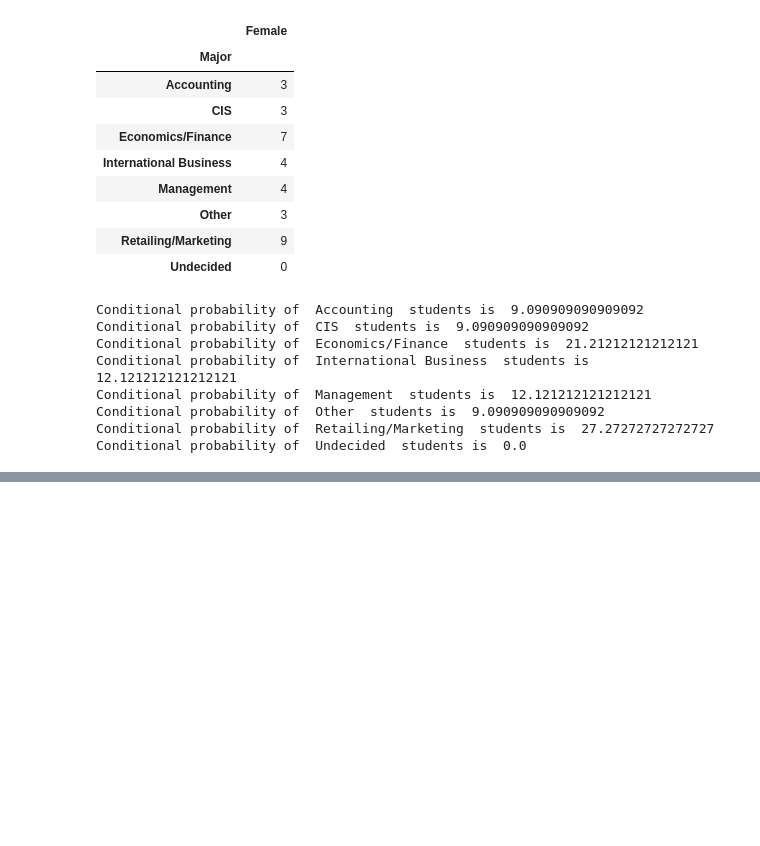
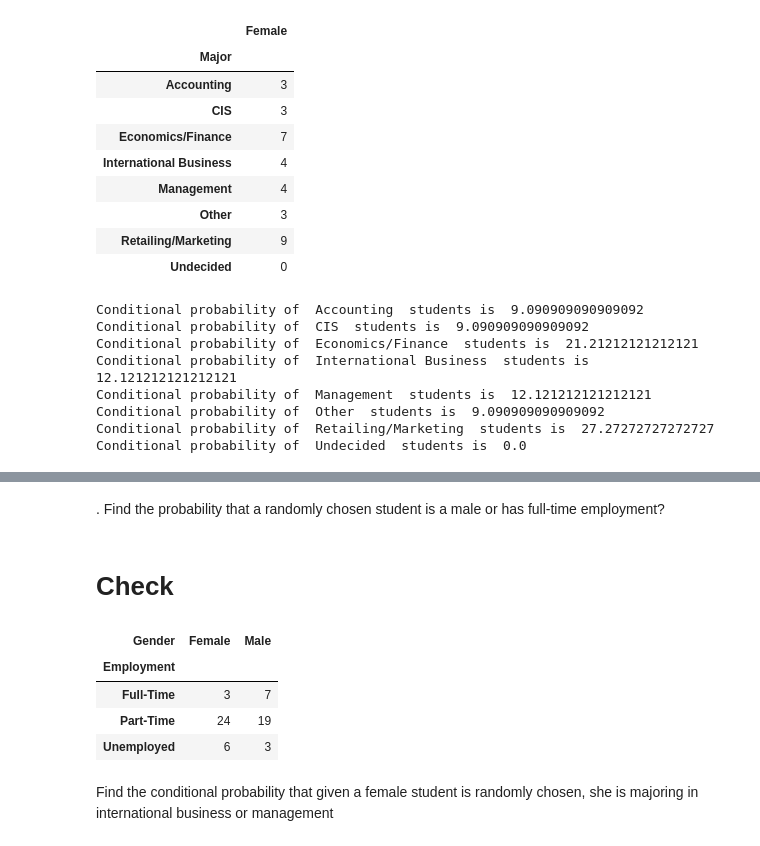
Before and after one commit to sandheepgopinath/Code-Repository, a Jupyter notebook: Basics/Survey/survey.ipynb, the cells around one changed output, grey strips where cells are left out. Drawn from its saved outputs; the diff is of its cells as text; code cells hidden in the pictures; blank space fills up the shorter version.

```diff
--- a/Basics/Survey/survey.ipynb
+++ b/Basics/Survey/survey.ipynb
@@ -143,0 +189,13 @@ Conditional probability of  Undecided  students is  0.0
+# %% [markdown]
+. Find the probability that a randomly chosen student is a male or has full-time employment?
+# %% [markdown]
+# Check
+# %%
+df2=pd.DataFrame(pd.crosstab(df['Employment'],df['Gender']))
+df2
+# %% [output]
+| Gender | Female | Male |
+| Employment |  |  |
+| Full-Time | 3 | 7 |
+| Part-Time | 24 | 19 |
+| Unemployed | 6 | 3 |
@@ -143,0 +205,2 @@ Conditional probability of  Undecided  students is  0.0
+# %% [markdown]
+ Find the conditional probability that given a female student is randomly chosen, she is majoring in international business or management
```
Also changed, not shown: parts of 20 cells of this notebook.
